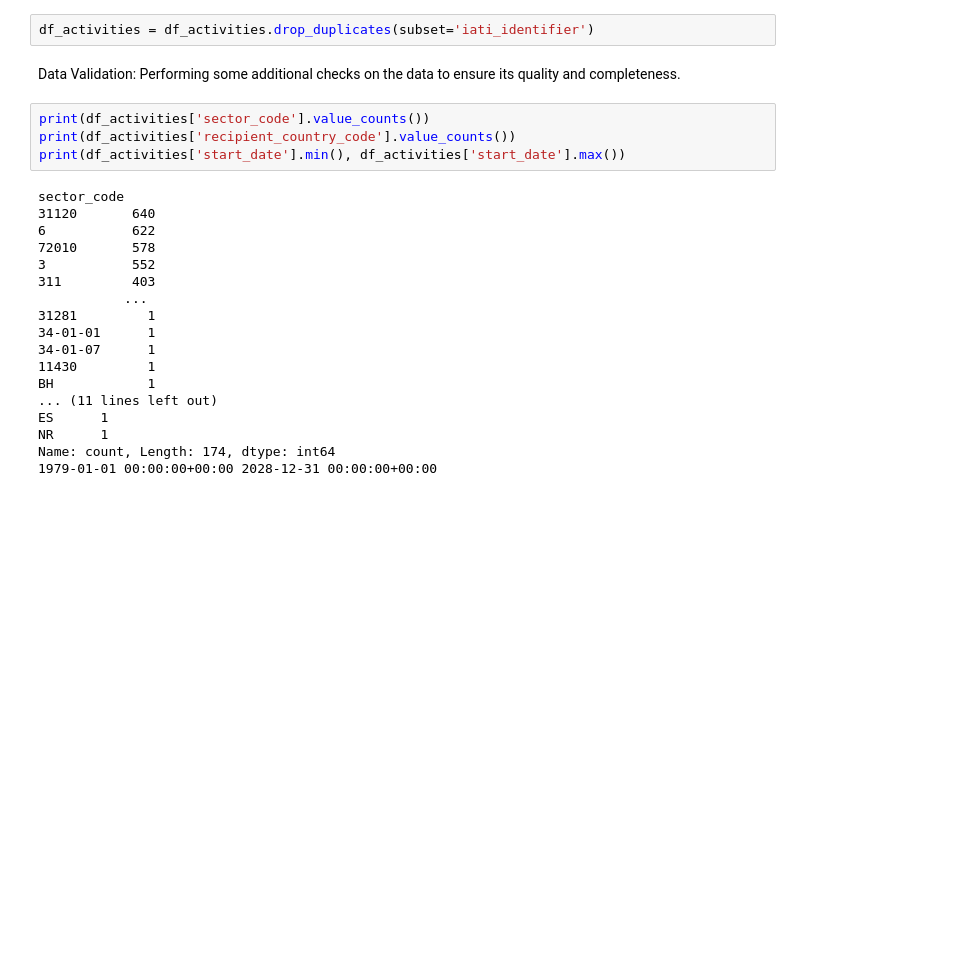
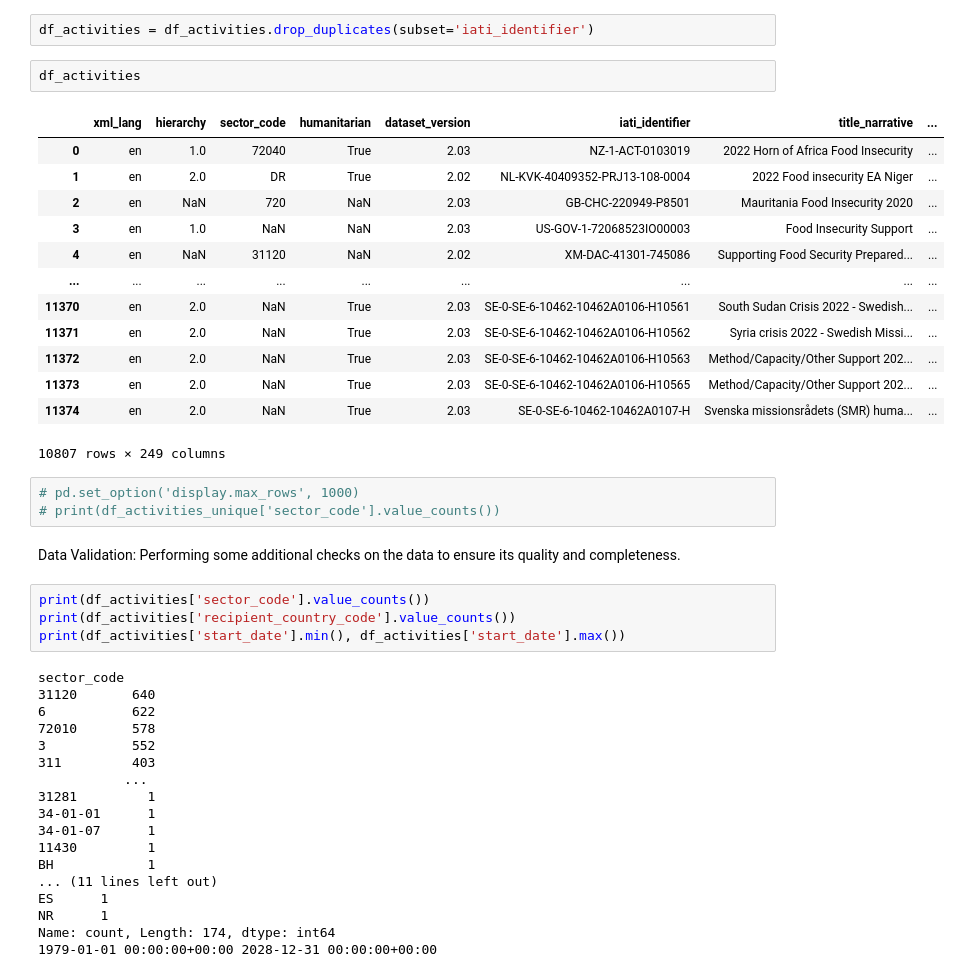
Before and after one commit to leilafarsani/iati-datastore-apache-sorl, a Jupyter notebook: gafs_iati.ipynb, the cells around one changed output. Saved outputs shown, nothing was run; the diff lists cells and outputs as text; blank space fills up the shorter version.

```diff
--- a/gafs_iati.ipynb
+++ b/gafs_iati.ipynb
@@ -125,5 +143,24 @@ print(f"Shape of DataFrame: {df_activities.shape}")
 # %%
 df_activities = df_activities.drop_duplicates(subset='iati_identifier')
+# %%
+df_activities
+# %% [output]
+|  | xml_lang | hierarchy | sector_code | humanitarian | dataset_version | iati_identifier | title_narrative | ... |
+| 0 | en | 1.0 | 72040 | True | 2.03 | NZ-1-ACT-0103019 | 2022 Horn of Africa Food Insecurity | ... |
+| 1 | en | 2.0 | DR | True | 2.02 | NL-KVK-40409352-PRJ13-108-0004 | 2022 Food insecurity EA Niger | ... |
+| 2 | en | NaN | 720 | NaN | 2.03 | GB-CHC-220949-P8501 | Mauritania Food Insecurity 2020 | ... |
+| 3 | en | 1.0 | NaN | NaN | 2.03 | US-GOV-1-72068523IO00003 | Food Insecurity Support | ... |
+| 4 | en | NaN | 31120 | NaN | 2.02 | XM-DAC-41301-745086 | Supporting Food Security Prepared... | ... |
+| ... | ... | ... | ... | ... | ... | ... | ... | ... |
+| 11370 | en | 2.0 | NaN | True | 2.03 | SE-0-SE-6-10462-10462A0106-H10561 | South Sudan Crisis 2022 - Swedish... | ... |
+| 11371 | en | 2.0 | NaN | True | 2.03 | SE-0-SE-6-10462-10462A0106-H10562 | Syria crisis 2022 - Swedish Missi... | ... |
+| 11372 | en | 2.0 | NaN | True | 2.03 | SE-0-SE-6-10462-10462A0106-H10563 | Method/Capacity/Other Support 202... | ... |
+| 11373 | en | 2.0 | NaN | True | 2.03 | SE-0-SE-6-10462-10462A0106-H10565 | Method/Capacity/Other Support 202... | ... |
+| 11374 | en | 2.0 | NaN | True | 2.03 | SE-0-SE-6-10462-10462A0107-H | Svenska missionsrådets (SMR) huma... | ... |
+10807 rows × 249 columns
+# %%
+# pd.set_option('display.max_rows', 1000)
+# print(df_activities_unique['sector_code'].value_counts())
 # %% [markdown]
 Data Validation:
 Performing some additional checks on the data to ensure its quality and completeness.
```
Also changed, not shown: parts of 10 cells of this notebook.
